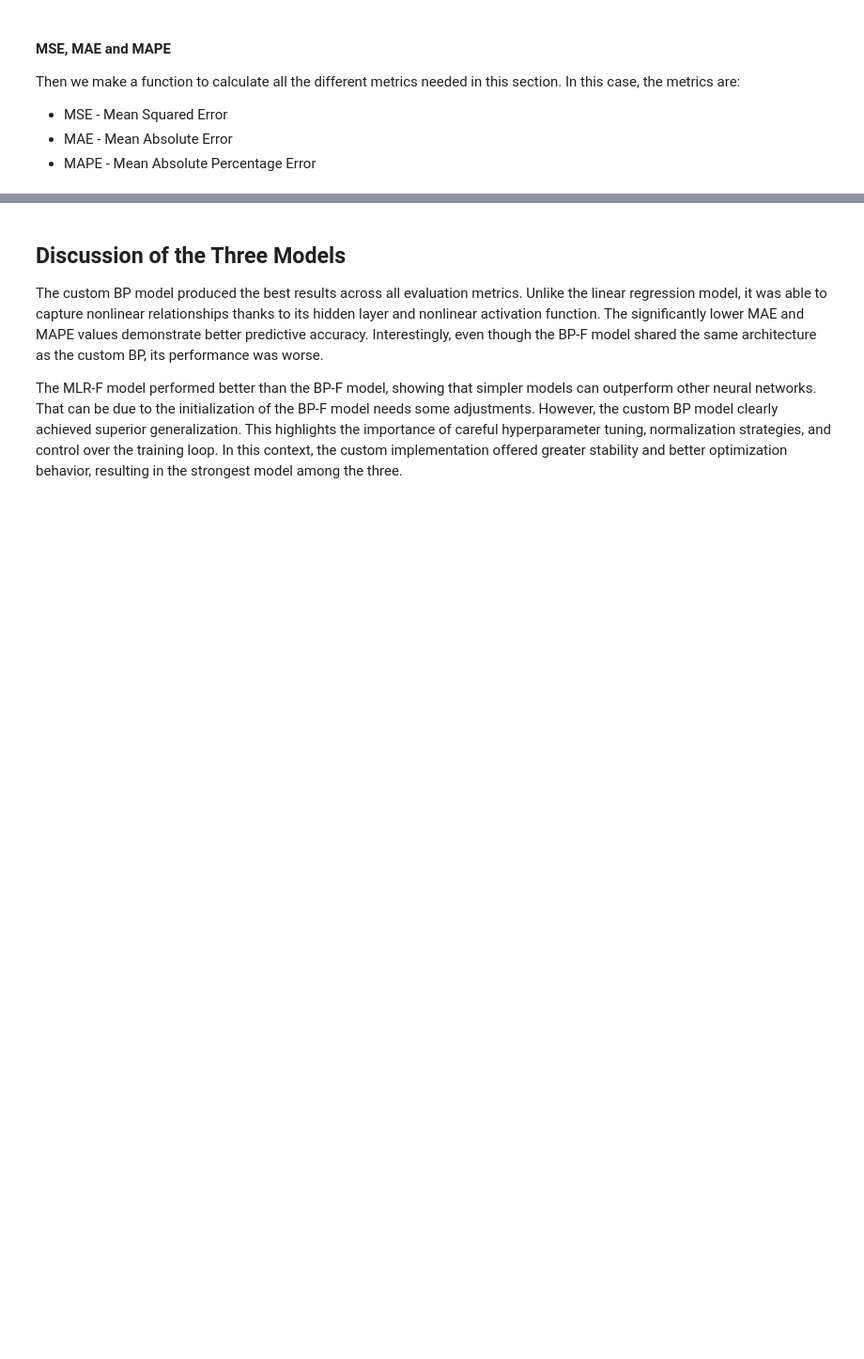
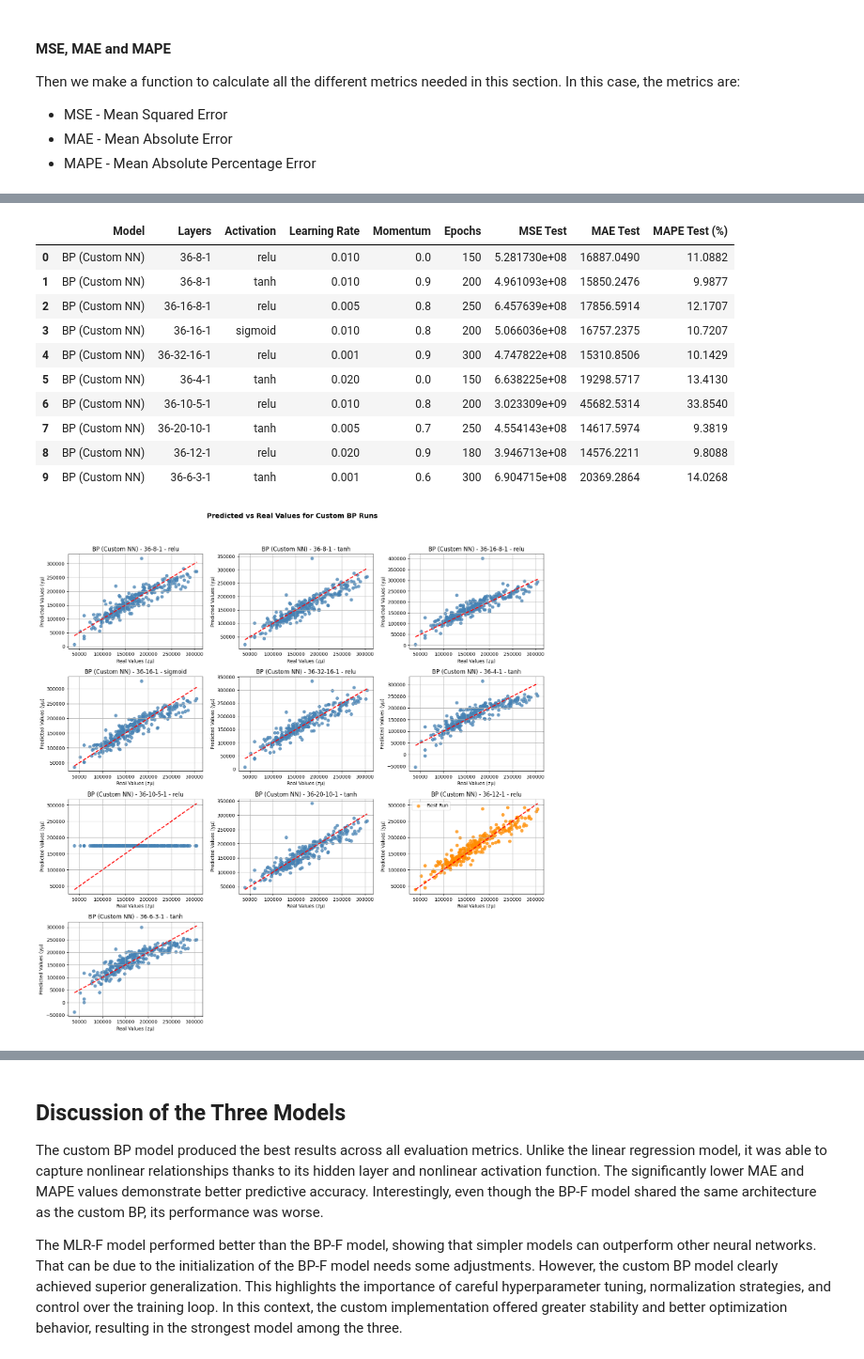
Before and after one commit to valeriapgil/HousePrices, a Jupyter notebook: Part3PracNec.ipynb, the cells around one changed output, grey strips where cells are left out. Shown at 94% size. Drawn from its saved outputs; the diff is of its cells as text; code cells hidden in the pictures; blank space fills up the shorter version.

```diff
--- a/Part3PracNec.ipynb
+++ b/Part3PracNec.ipynb
@@ -367,5 +368,45 @@ Then we make the plots for the results that we got from the metrics. This allows
 # %%
 import math
+
+def format_layers(layers):
+    # If it's from the mlr model
+    if layers is None:
+        return "Not applicable"
+    return "-".join(str(x) for x in layers)
+
+def readable_value(value):
+    # If the key is missing return "N/A"
+    if value == "N/A":
+        return "N/A"
+
+    # If the key exists but is None (like for MLR) return "Not applicable"
+    if value is None:
+        return "Not applicable"
+
+    # Else return the actual value if neither case from above applies
+    return value
+
+# Build final tidy table
+display_rows = []
+for result in custom_results:
+    row = {
+        "Model": result["Model"],
+        "Layers": format_layers(result.get("Layers")),
+        "Activation": readable_value(result.get("Activation", "N/A")),
+        "Learning Rate": readable_value(result.get("Learning Rate", "N/A")),
+        "Momentum": readable_value(result.get("Momentum", "N/A")),
+        "Epochs": readable_value(result.get("Epochs", "N/A")),
+        "MSE Test": result["MSE Test"],
+        "MAE Test": result["MAE Test"],
+        "MAPE Test (%)": result["MAPE Test (%)"]
+    }
+    display_rows.append(row)
+
+
+results_df = pd.DataFrame(display_rows).round(4)
+
+display(results_df)
+
 # Denormalize the data
 y_train_den = denormalize(y_train, 'SalePrice')
 y_test_den = denormalize(y_test, 'SalePrice')
@@ -385,33 +426,46 @@ for i, res in enumerate(custom_results):
     y_pred = res['Pred Test']
     name = res['Model']
 
     ax = axes[i]
     # Highlight the best run
     if i == best_idx:
         scatter_color = 'darkorange'
         marker = 'o'
         label = 'Best Run'
     else:
         scatter_color = 'steelblue'
         marker = 'o'
         label = None
 
     ax.scatter(y_test_den, y_pred.flatten(), color=scatter_color, alpha=0.75, marker=marker, label=label)
     ax.plot([y_test_den.min(), y_test_den.max()], [y_test_den.min(), y_test_den.max()], 'r--', lw=2)
     ax.set_title(f"{name} - {format_layers(res.get('Layers'))} - {res['Activation']}")
     ax.set_xlabel("Real Values (zμ)")
     ax.set_ylabel("Predicted Values (yμ)")
     ax.grid(True)
     if i == best_idx:
         ax.legend()
 
 # Remove empty subplots if n_results < rows*cols
 for j in range(n_results, rows * cols):
     fig.delaxes(axes[j])
 
 plt.suptitle("Predicted vs Real Values for Custom BP Runs", fontsize=14, fontweight='bold')
 plt.tight_layout(rect=[0, 0.03, 1, 0.95])
 plt.show()
+# %% [output]
+|  | Model | Layers | Activation | Learning Rate | Momentum | Epochs | MSE Test | MAE Test | MAPE Test (%) |
+| 0 | BP (Custom NN) | 36-8-1 | relu | 0.010 | 0.0 | 150 | 5.281730e+08 | 16887.0490 | 11.0882 |
+| 1 | BP (Custom NN) | 36-8-1 | tanh | 0.010 | 0.9 | 200 | 4.961093e+08 | 15850.2476 | 9.9877 |
+| 2 | BP (Custom NN) | 36-16-8-1 | relu | 0.005 | 0.8 | 250 | 6.457639e+08 | 17856.5914 | 12.1707 |
+| 3 | BP (Custom NN) | 36-16-1 | sigmoid | 0.010 | 0.8 | 200 | 5.066036e+08 | 16757.2375 | 10.7207 |
+| 4 | BP (Custom NN) | 36-32-16-1 | relu | 0.001 | 0.9 | 300 | 4.747822e+08 | 15310.8506 | 10.1429 |
+| 5 | BP (Custom NN) | 36-4-1 | tanh | 0.020 | 0.0 | 150 | 6.638225e+08 | 19298.5717 | 13.4130 |
+| 6 | BP (Custom NN) | 36-10-5-1 | relu | 0.010 | 0.8 | 200 | 3.023309e+09 | 45682.5314 | 33.8540 |
+| 7 | BP (Custom NN) | 36-20-10-1 | tanh | 0.005 | 0.7 | 250 | 4.554143e+08 | 14617.5974 | 9.3819 |
+| 8 | BP (Custom NN) | 36-12-1 | relu | 0.020 | 0.9 | 180 | 3.946713e+08 | 14576.2211 | 9.8088 |
+| 9 | BP (Custom NN) | 36-6-3-1 | tanh | 0.001 | 0.6 | 300 | 6.904715e+08 | 20369.2864 | 14.0268 |
+[figure, added]
 # %%
 err_nn_train = 100 * sum(abs(results_list[0]["Pred Train"] - y_train_den)) / sum(y_train_den)
 err_nn_test = 100 * sum(abs(results_list[0]["Pred Test"] - y_test_den)) / sum(y_test_den)
```
Also changed, not shown: parts of 28 cells of this notebook.
